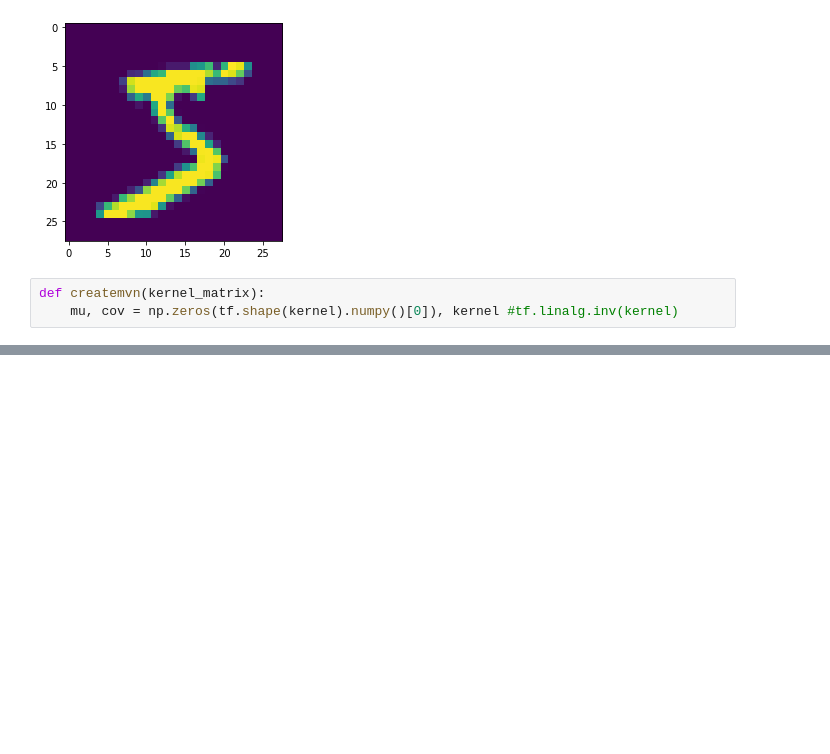
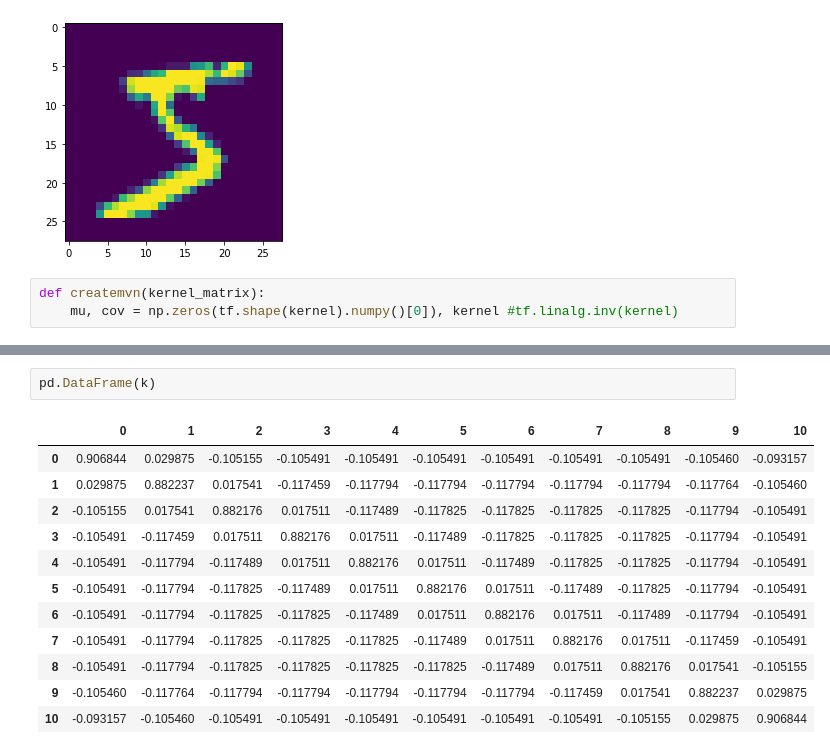
Before and after one commit to karasjoh000/KernelPCA, a Jupyter notebook: h2.ipynb, the cells around one changed output, grey strips where cells are left out. Drawn from its saved outputs; the diff is of its cells as text; blank space fills up the shorter version.

```diff
--- a/h2.ipynb
+++ b/h2.ipynb
@@ -95,0 +124,15 @@ for i in range(0, 10):
+# %%
+pd.DataFrame(k)
+# %% [output]
+|  | 0 | 1 | 2 | 3 | 4 | 5 | 6 | 7 | 8 | 9 | 10 |
+| 0 | 0.906844 | 0.029875 | -0.105155 | -0.105491 | -0.105491 | -0.105491 | -0.105491 | -0.105491 | -0.105491 | -0.105460 | -0.093157 |
+| 1 | 0.029875 | 0.882237 | 0.017541 | -0.117459 | -0.117794 | -0.117794 | -0.117794 | -0.117794 | -0.117794 | -0.117764 | -0.105460 |
+| 2 | -0.105155 | 0.017541 | 0.882176 | 0.017511 | -0.117489 | -0.117825 | -0.117825 | -0.117825 | -0.117825 | -0.117794 | -0.105491 |
+| 3 | -0.105491 | -0.117459 | 0.017511 | 0.882176 | 0.017511 | -0.117489 | -0.117825 | -0.117825 | -0.117825 | -0.117794 | -0.105491 |
+| 4 | -0.105491 | -0.117794 | -0.117489 | 0.017511 | 0.882176 | 0.017511 | -0.117489 | -0.117825 | -0.117825 | -0.117794 | -0.105491 |
+| 5 | -0.105491 | -0.117794 | -0.117825 | -0.117489 | 0.017511 | 0.882176 | 0.017511 | -0.117489 | -0.117825 | -0.117794 | -0.105491 |
+| 6 | -0.105491 | -0.117794 | -0.117825 | -0.117825 | -0.117489 | 0.017511 | 0.882176 | 0.017511 | -0.117489 | -0.117794 | -0.105491 |
+| 7 | -0.105491 | -0.117794 | -0.117825 | -0.117825 | -0.117825 | -0.117489 | 0.017511 | 0.882176 | 0.017511 | -0.117459 | -0.105491 |
+| 8 | -0.105491 | -0.117794 | -0.117825 | -0.117825 | -0.117825 | -0.117825 | -0.117489 | 0.017511 | 0.882176 | 0.017541 | -0.105155 |
+| 9 | -0.105460 | -0.117764 | -0.117794 | -0.117794 | -0.117794 | -0.117794 | -0.117794 | -0.117459 | 0.017541 | 0.882237 | 0.029875 |
+| 10 | -0.093157 | -0.105460 | -0.105491 | -0.105491 | -0.105491 | -0.105491 | -0.105491 | -0.105491 | -0.105155 | 0.029875 | 0.906844 |
```
Also changed, not shown: parts of 8 cells of this notebook, 9 other files.
